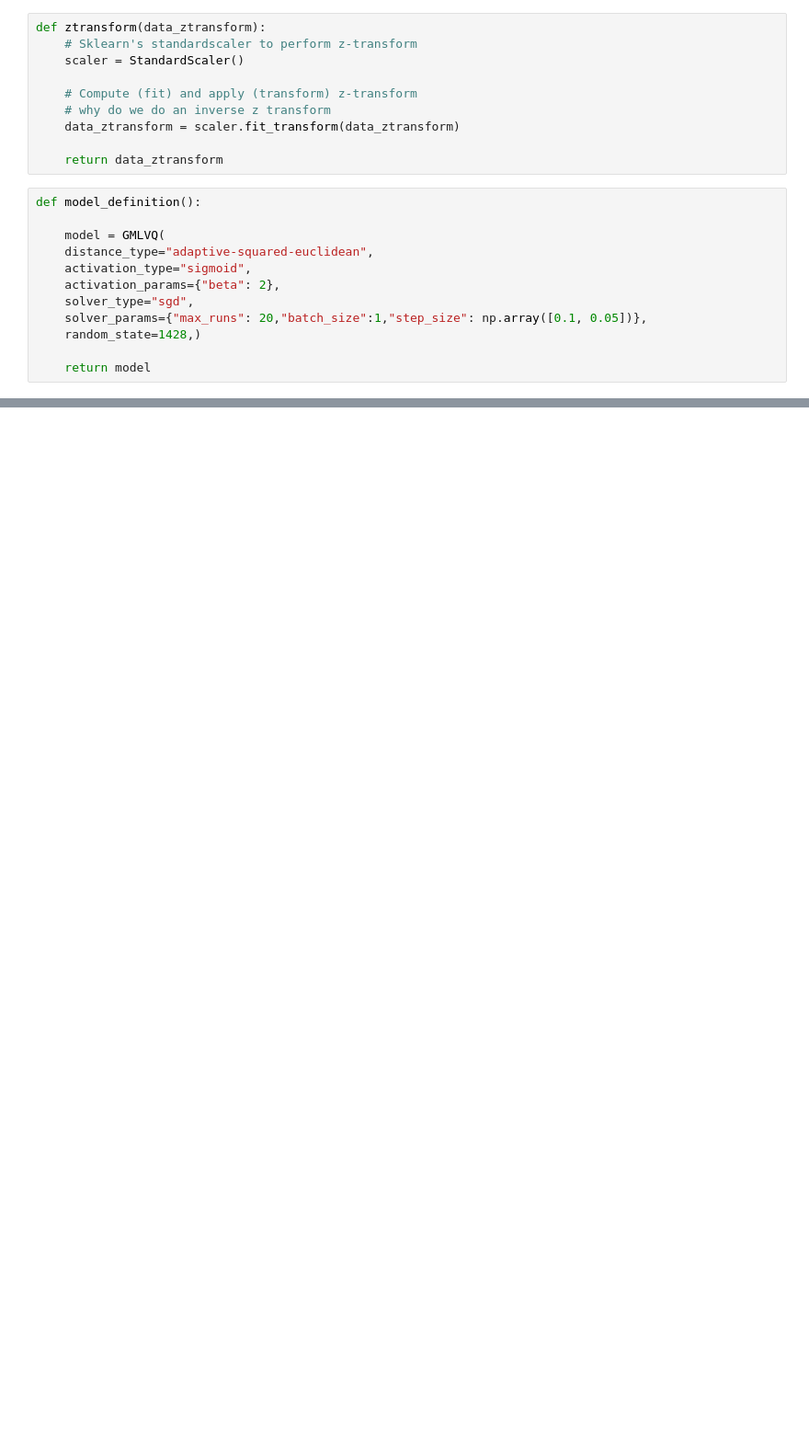
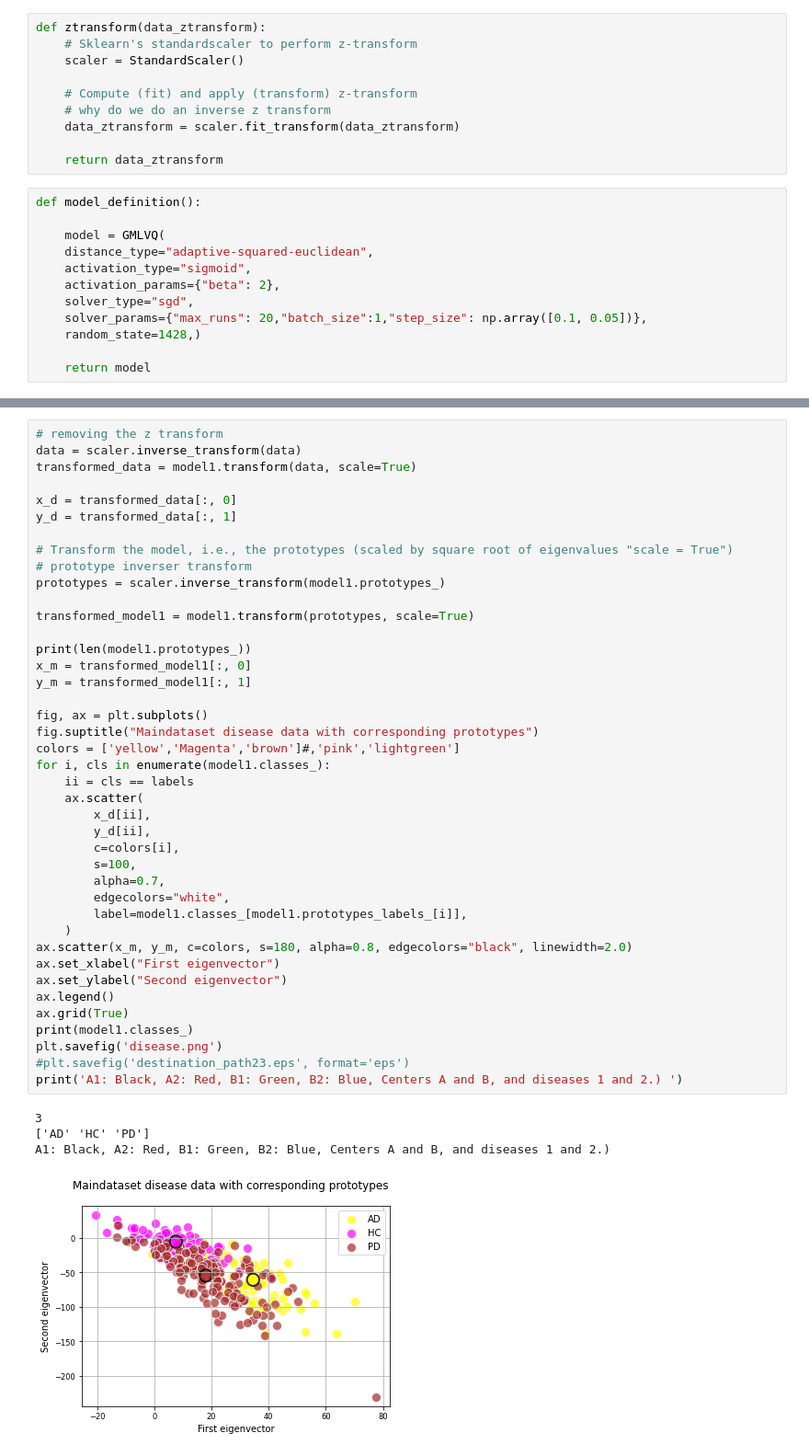
Before and after one commit to NehaBari/Masters-Thesis-2021, a Jupyter notebook: kfold.ipynb, the cells around one changed output, grey strips where cells are left out. Shown: that part at 92% size. Drawn from its saved outputs; the diff is of its cells as text; blank space fills up the shorter version.

```diff
--- a/kfold.ipynb
+++ b/kfold.ipynb
@@ -119,0 +345,46 @@ numpy.ndarray
+# %%
+# removing the z transform
+data = scaler.inverse_transform(data)
+transformed_data = model1.transform(data, scale=True)
+
+x_d = transformed_data[:, 0]
+y_d = transformed_data[:, 1]
+
+# Transform the model, i.e., the prototypes (scaled by square root of eigenvalues "scale = True")
+# prototype inverser transform
+prototypes = scaler.inverse_transform(model1.prototypes_)
+
+transformed_model1 = model1.transform(prototypes, scale=True)
+
+print(len(model1.prototypes_))
+x_m = transformed_model1[:, 0]
+y_m = transformed_model1[:, 1]
+
+fig, ax = plt.subplots()
+fig.suptitle("Maindataset disease data with corresponding prototypes")
+colors = ['yellow','Magenta','brown']#,'pink','lightgreen']
+for i, cls in enumerate(model1.classes_):
+    ii = cls == labels
+    ax.scatter(
+        x_d[ii],
+        y_d[ii],
+        c=colors[i],
+        s=100,
+        alpha=0.7,
+        edgecolors="white",
+        label=model1.classes_[model1.prototypes_labels_[i]],
+    )
+ax.scatter(x_m, y_m, c=colors, s=180, alpha=0.8, edgecolors="black", linewidth=2.0)
+ax.set_xlabel("First eigenvector")
+ax.set_ylabel("Second eigenvector")
+ax.legend()
+ax.grid(True)
+print(model1.classes_)
+plt.savefig('disease.png')
+#plt.savefig('destination_path23.eps', format='eps')
+print('A1: Black, A2: Red, B1: Green, B2: Blue, Centers A and B, and diseases 1 and 2.) ')
+# %% [output]
+3
+['AD' 'HC' 'PD']
+A1: Black, A2: Red, B1: Green, B2: Blue, Centers A and B, and diseases 1 and 2.)
+[figure, added]
```
Also changed, not shown: parts of 28 cells of this notebook.
